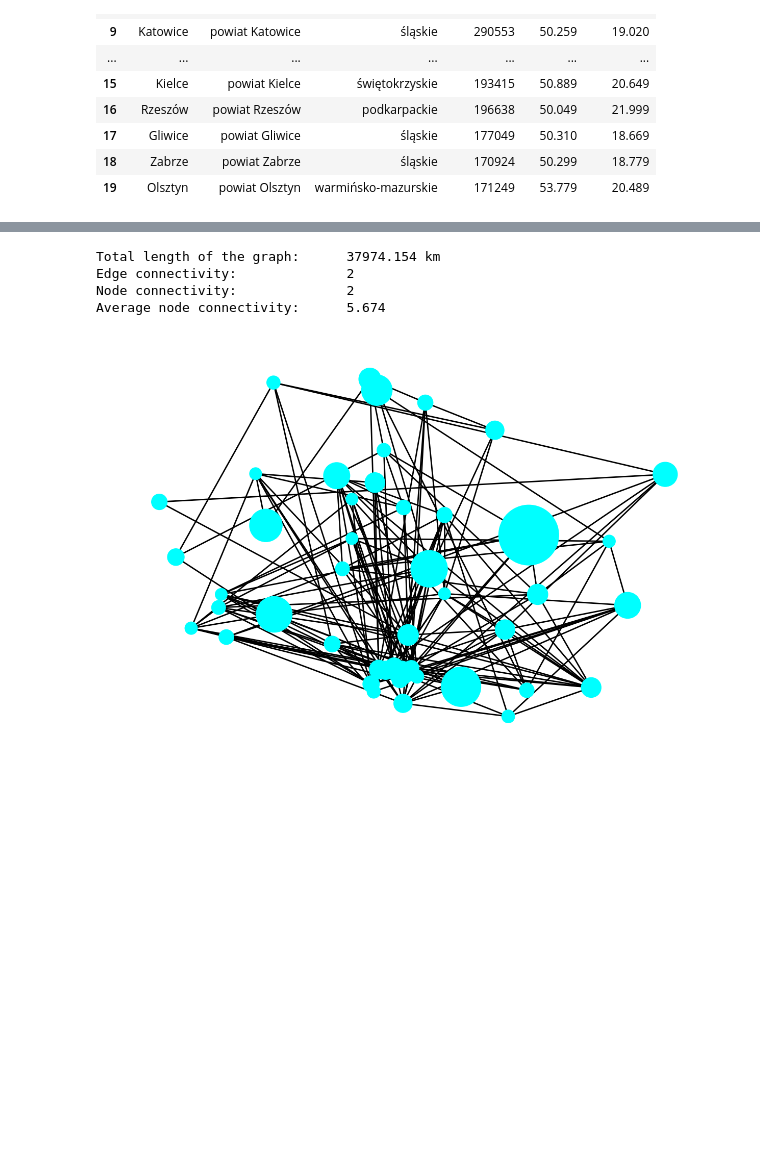
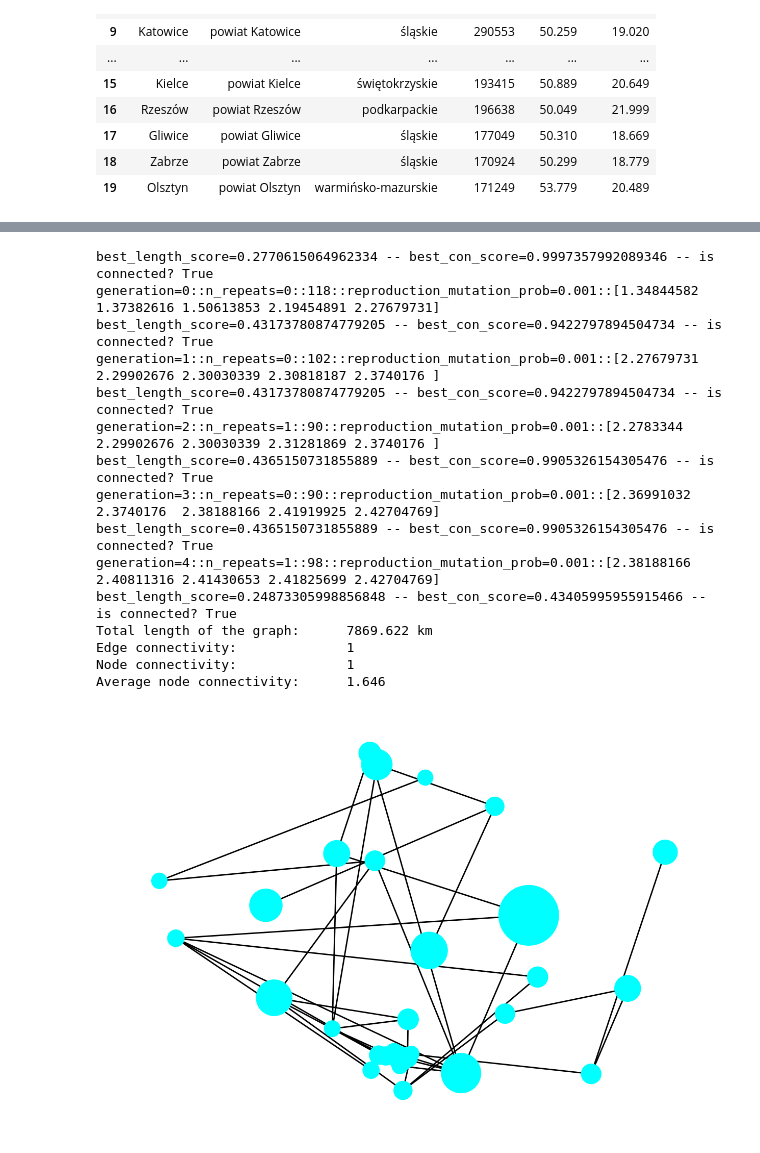
Before and after one commit to FrightenedFox/Networks-and-Graphs, a Jupyter notebook: Notebooks/demonstration.ipynb, the cells around one changed output, grey strips where cells are left out. Drawn from its saved outputs; the diff is of its cells as text; code cells hidden in the pictures; blank space fills up the shorter version.

```diff
--- a/Notebooks/demonstration.ipynb
+++ b/Notebooks/demonstration.ipynb
@@ -16,7 +16,7 @@ plt.style.use('ggplot')
 # %%
 # Read the database
 df = pd.read_csv("../Data/Cities.csv", sep=";", decimal=",")
-tdf = df[:50]
+tdf = df[:30]
 df.head(20)
 # %% [output]
 |  | City | District | Province | Population | Latitude | Longitude |
@@ -85,20 +85,31 @@ Average node connectivity:      1.000
 # %%
 graph.update(nx.complete_graph(n=len(graph.nodes)))
-graph.optimise(n_mutations=1000)
+graph.optimise(n_generations=5)
 print(f"Total length of the graph:\t{graph.total_length:.3f} km")
 print(f"Edge connectivity:\t\t{nx.edge_connectivity(graph)}")
 print(f"Node connectivity:\t\t{nx.node_connectivity(graph)}")
 print(f"Average node connectivity:\t{nx.average_node_connectivity(graph):.3f}")
 nx.draw(graph,
         pos=list(zip(tdf.Longitude, tdf.Latitude)),
         with_labels=False,
         node_color="cyan",
         node_size=tdf.Population / 1e3,
         labels=nx.get_node_attributes(graph,"City"),\
         font_color="k")
 # %% [output]
-Total length of the graph:      37974.154 km
-Edge connectivity:              2
-Node connectivity:              2
-Average node connectivity:      5.674
+best_length_score=0.2770615064962334 -- best_con_score=0.9997357992089346 -- is connected? True
+generation=0::n_repeats=0::118::reproduction_mutation_prob=0.001::[1.34844582 1.37382616 1.50613853 2.19454891 2.27679731]
+best_length_score=0.43173780874779205 -- best_con_score=0.9422797894504734 -- is connected? True
+generation=1::n_repeats=0::102::reproduction_mutation_prob=0.001::[2.27679731 2.29902676 2.30030339 2.30818187 2.3740176 ]
+best_length_score=0.43173780874779205 -- best_con_score=0.9422797894504734 -- is connected? True
+generation=2::n_repeats=1::90::reproduction_mutation_prob=0.001::[2.2783344  2.29902676 2.30030339 2.31281869 2.3740176 ]
+best_length_score=0.4365150731855889 -- best_con_score=0.9905326154305476 -- is connected? True
+generation=3::n_repeats=0::90::reproduction_mutation_prob=0.001::[2.36991032 2.3740176  2.38188166 2.41919925 2.42704769]
+best_length_score=0.4365150731855889 -- best_con_score=0.9905326154305476 -- is connected? True
+generation=4::n_repeats=1::98::reproduction_mutation_prob=0.001::[2.38188166 2.40811316 2.41430653 2.41825699 2.42704769]
+best_length_score=0.24873305998856848 -- best_con_score=0.43405995955915466 -- is connected? True
+Total length of the graph:      7869.622 km
+Edge connectivity:              1
+Node connectivity:              1
+Average node connectivity:      1.646
-[figure, old version]
+[figure, new version]
```
Also changed, not shown: parts of 4 cells of this notebook, 5 other files.
